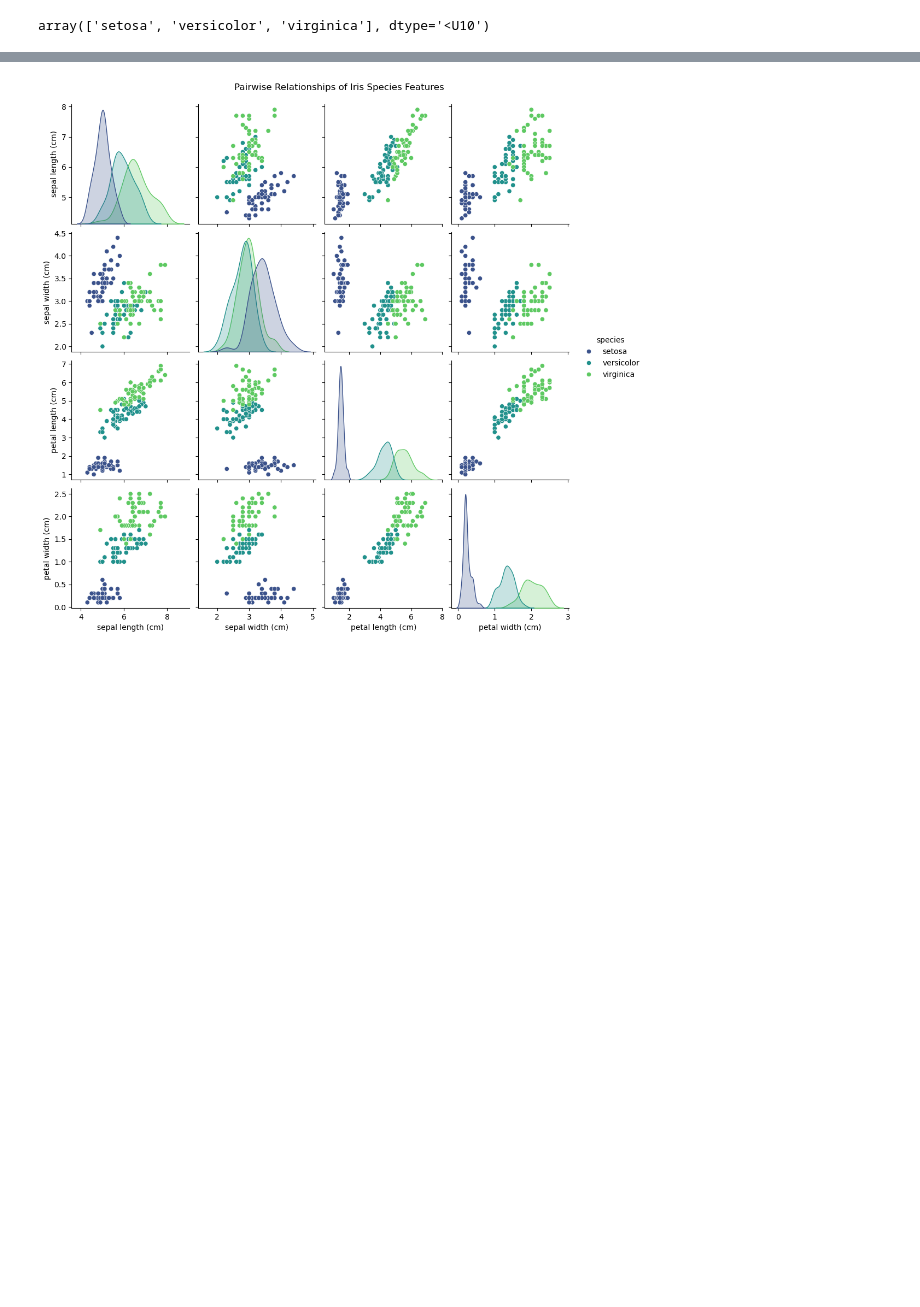
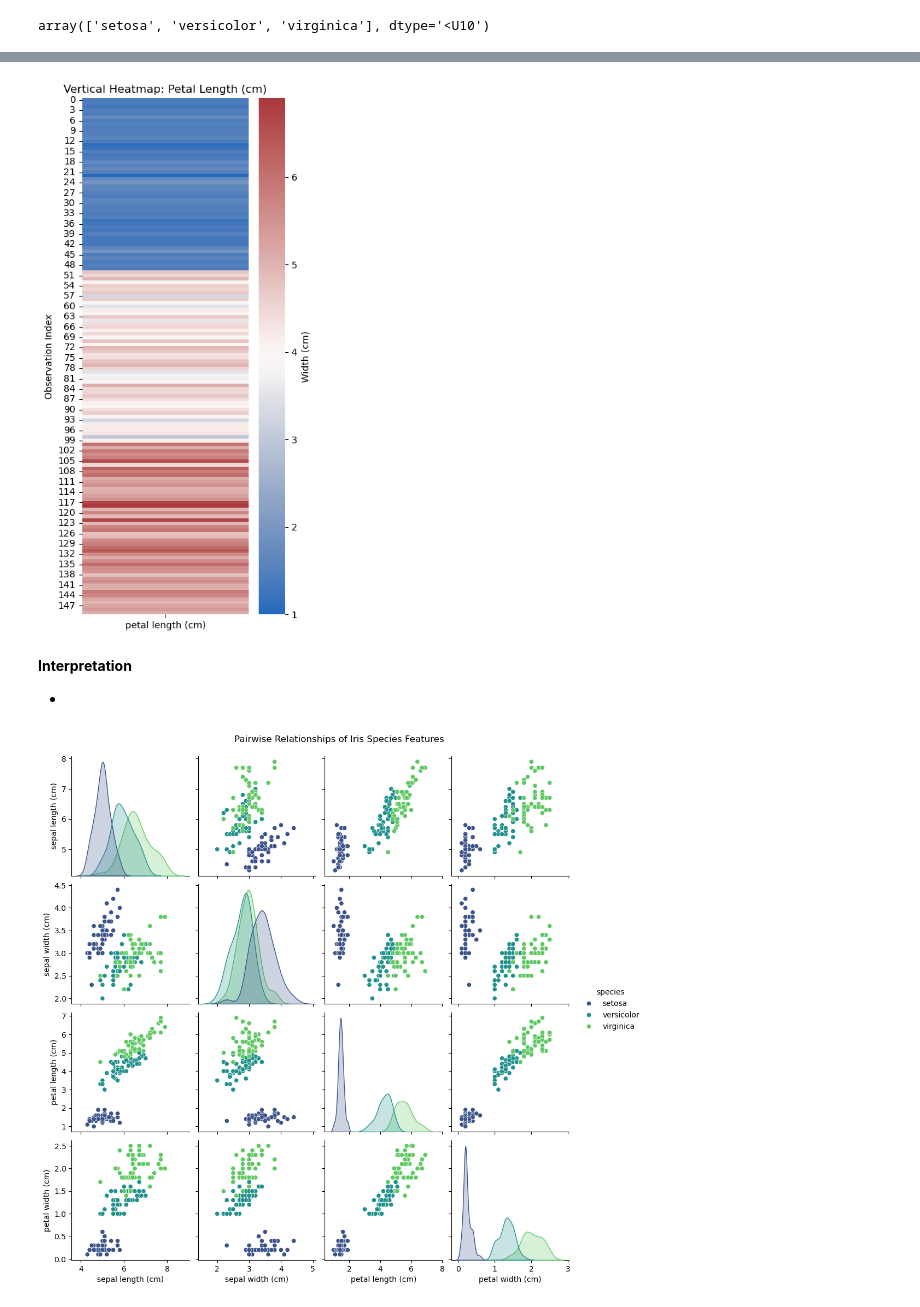
Before and after one commit to thaopham98/DataScience, a Jupyter notebook: python_analysis/A9-Dimentional Reduction.ipynb, the cells around one changed output, grey strips where cells are left out. Drawn from its saved outputs; the diff is of its cells as text; code cells hidden in the pictures; blank space fills up the shorter version.

```diff
--- a/python_analysis/A9-Dimentional Reduction.ipynb
+++ b/python_analysis/A9-Dimentional Reduction.ipynb
@@ -174,3 +228,27 @@ plt.show()
+# %%
+petal_length_data = data.data[['petal length (cm)']]
+
+plt.figure(figsize=(4, 10))
+
+# 2. Create the heatmap
+# 'annot=True' will show the actual values if the dataset isn't too large
+# 'cmap' controls the color—'YlGnBu' or 'rocket' work well for density
+sns.heatmap(petal_length_data,
+            annot=False,
+            cmap='vlag',
+            cbar_kws={'label': 'Width (cm)'},
+
+            )
+
+plt.title('Vertical Heatmap: Petal Length (cm)')
+plt.ylabel('Observation Index')
+plt.show()
+# %% [output]
+[figure, added]
+# %% [markdown]
+**Interpretation**
+
+-
 # %%
 # Create a copy for visualization purposes
 plot_df = data.frame.copy()
```
Also changed, not shown: parts of 12 cells of this notebook.
